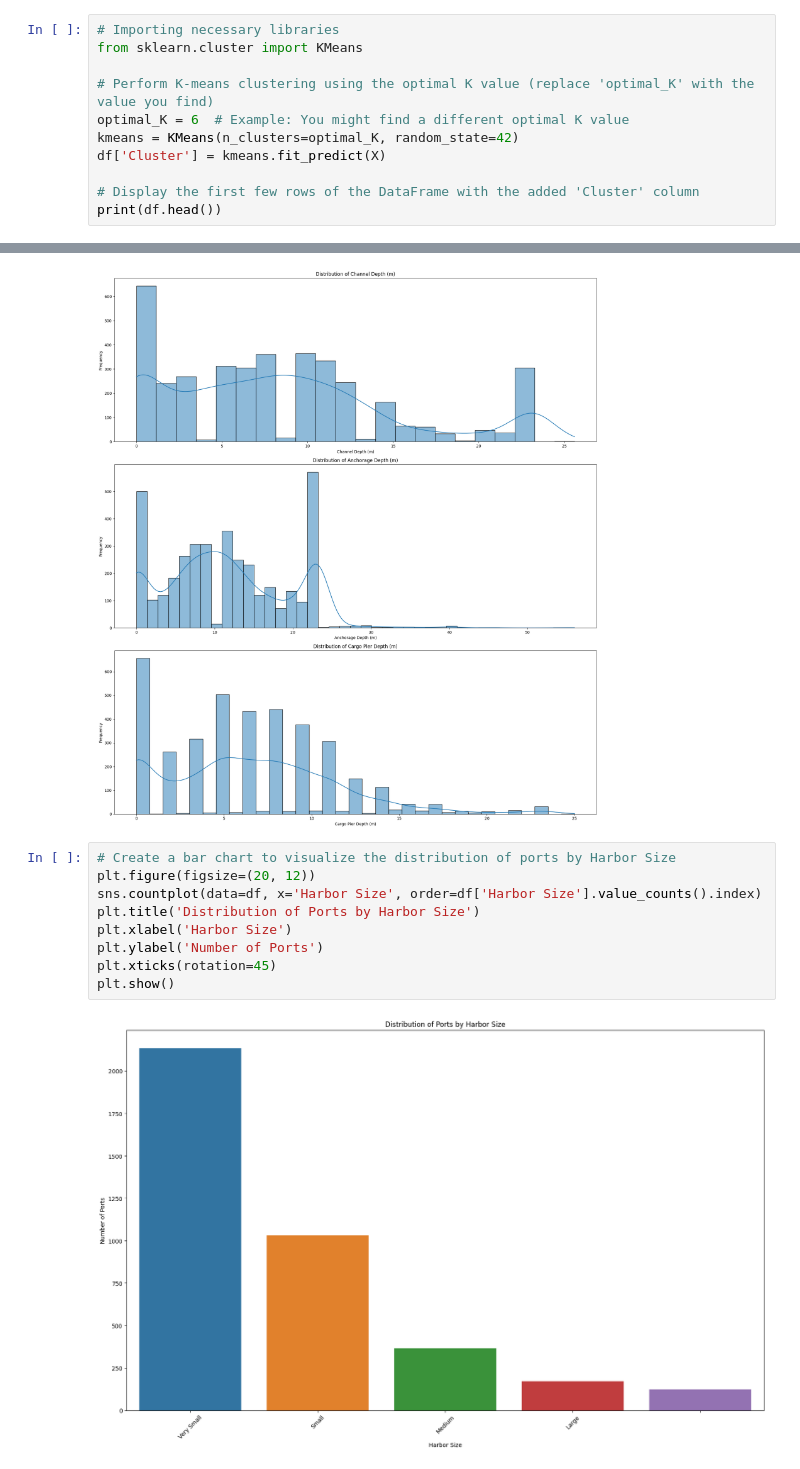
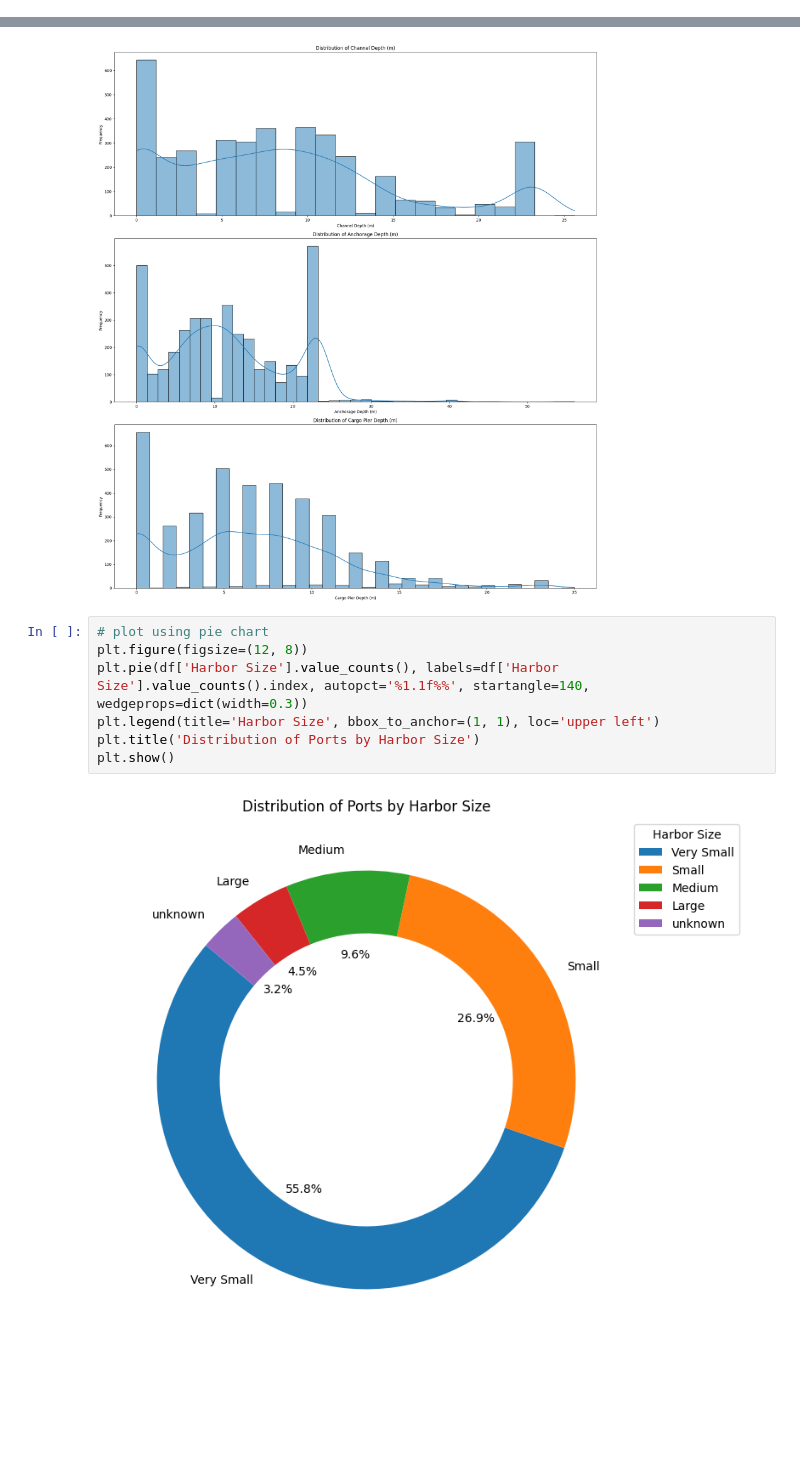
Before and after one commit to mohamadsolouki/Exploratory-Data-Analysis, a Jupyter notebook: EDA.ipynb, the cells around one changed output, grey strips where cells are left out. Saved outputs shown, nothing was run; the diff lists cells and outputs as text; blank space fills up the shorter version.

```diff
--- a/EDA.ipynb
+++ b/EDA.ipynb
@@ -285,11 +308,0 @@ plt.show()
-# %%
-# Importing necessary libraries
-from sklearn.cluster import KMeans
-
-# Perform K-means clustering using the optimal K value (replace 'optimal_K' with the value you find)
-optimal_K = 6  # Example: You might find a different optimal K value
-kmeans = KMeans(n_clusters=optimal_K, random_state=42)
-df['Cluster'] = kmeans.fit_predict(X)
-
-# Display the first few rows of the DataFrame with the added 'Cluster' column
-print(df.head())
@@ -401,17 +347,15 @@ plt.tight_layout()
 plt.show()
 # %% [output]
 [figure]
-# %%
-# Create a bar chart to visualize the distribution of ports by Harbor Size
-plt.figure(figsize=(20, 12))
-sns.countplot(data=df, x='Harbor Size', order=df['Harbor Size'].value_counts().index)
-plt.title('Distribution of Ports by Harbor Size')
-plt.xlabel('Harbor Size')
-plt.ylabel('Number of Ports')
-plt.xticks(rotation=45)
-plt.show()
-# %% [output]
-[figure, removed]
+# %%
+# plot using pie chart
+plt.figure(figsize=(12, 8))
+plt.pie(df['Harbor Size'].value_counts(), labels=df['Harbor Size'].value_counts().index, autopct='%1.1f%%', startangle=140, wedgeprops=dict(width=0.3))
+plt.legend(title='Harbor Size', bbox_to_anchor=(1, 1), loc='upper left')
+plt.title('Distribution of Ports by Harbor Size')
+plt.show()
+# %% [output]
+[figure, added]
 # %%
 # Create a bar chart to visualize the distribution of ports by Region and Size
 plt.figure(figsize=(20, 10))
```
Also changed, not shown: parts of 29 cells of this notebook.
